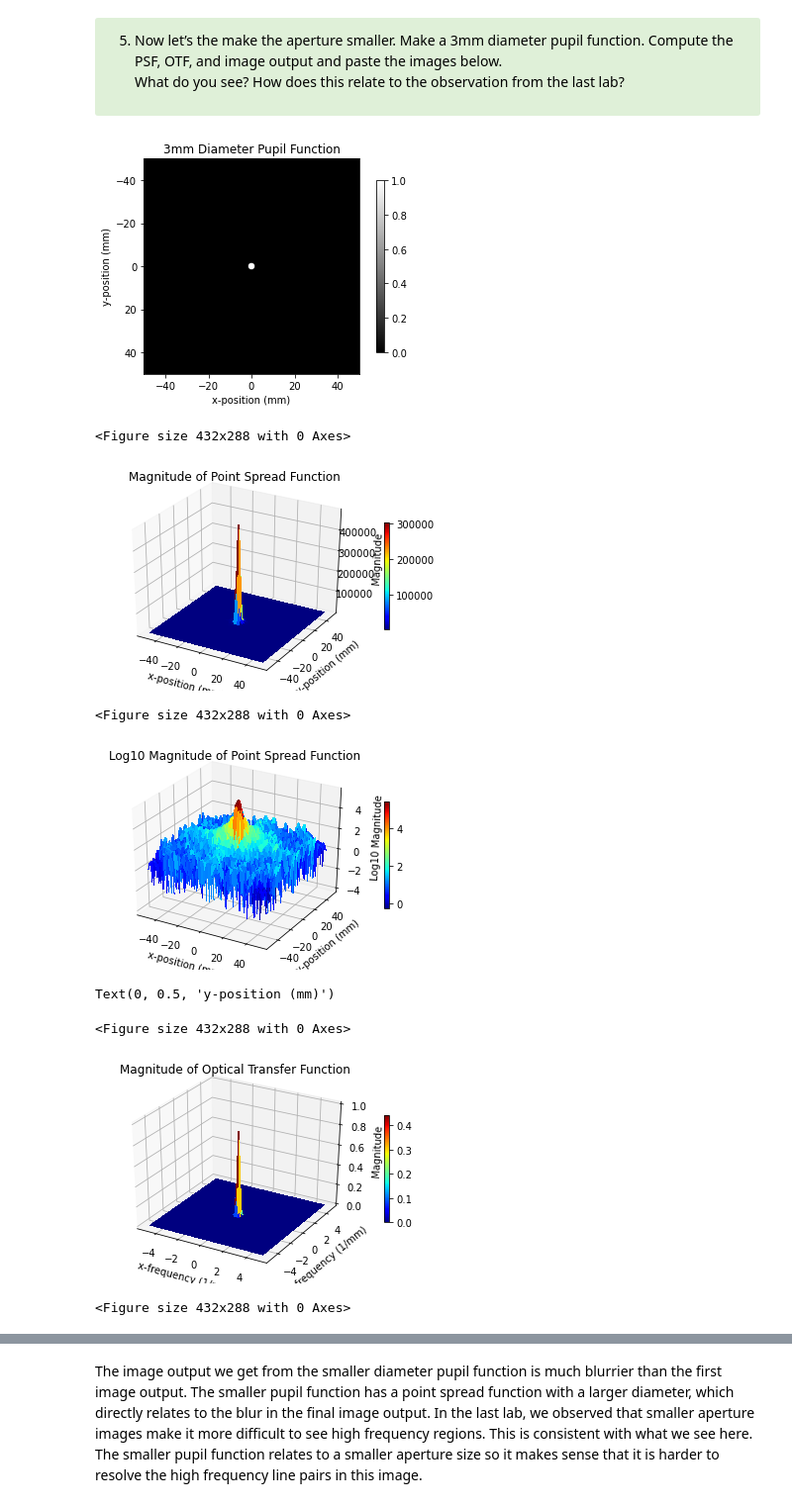
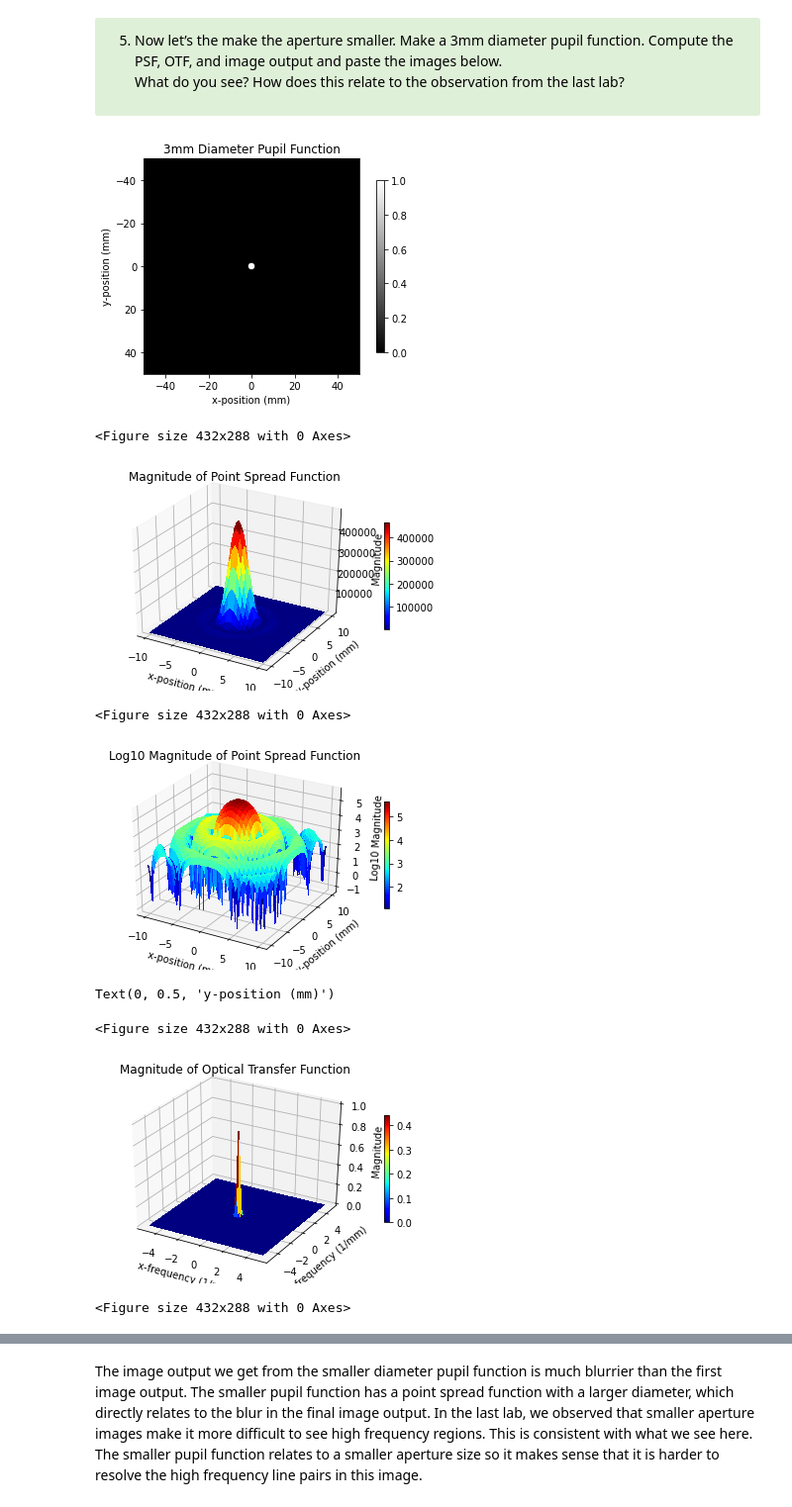
Before and after one commit to dishamishra/Labs_Imager, a Jupyter notebook: Lab3 Part1 (Biddie).ipynb, the cells around one changed output, grey strips where cells are left out. Shown at 99% size. Cells and saved outputs as stored; diff of their text form; code cells hidden in the pictures.

```diff
--- a/Lab3 Part1 (Biddie).ipynb
+++ b/Lab3 Part1 (Biddie).ipynb
@@ -503,7 +503,7 @@ plt.title("3mm Diameter Pupil Function")
 plt.figure()
 PSF = np.abs(fftshift(fft2(ifftshift(P)))) ** 2
 fig, ax = plt.subplots(subplot_kw={"projection": "3d"})
-surf = ax.plot_surface(X, Y, np.abs(PSF), cmap=cm.jet, linewidth=0, antialiased=False)
+surf = ax.plot_surface(X[400:601,400:601], Y[400:601,400:601], np.abs(PSF[400:601,400:601]), cmap=cm.jet, linewidth=0, antialiased=False)
 fig.colorbar(surf, shrink=0.5)
 ax.set_xlabel("x-position (mm)")
 ax.set_ylabel("y-position (mm)")
@@ -513,7 +513,7 @@ plt.show()
 
 plt.figure()
 fig, ax = plt.subplots(subplot_kw={"projection": "3d"})
-surf = ax.plot_surface(X, Y, np.log10(PSF), cmap=cm.jet, linewidth=0, antialiased=False)
+surf = ax.plot_surface(X[400:601,400:601], Y[400:601,400:601], np.log10(PSF[400:601,400:601]), cmap=cm.jet, linewidth=0, antialiased=False)
 fig.colorbar(surf, shrink=0.5)
 ax.set_xlabel("x-position (mm)")
 ax.set_ylabel("y-position (mm)")
@@ -529,35 +529,35 @@ OTF = OTF / OTF[500,500]
 surf = ax.plot_surface(U, V, np.abs(OTF), cmap=cm.jet, linewidth=0, antialiased=False)
 fig.colorbar(surf, shrink=0.5)
 ax.set_xlabel("x-frequency (1/mm)")
 ax.set_ylabel("y-frequency (1/mm)")
 ax.set_title("Magnitude of Optical Transfer Function")
 ax.set_zlabel("Magnitude")
 
 plt.figure()
 fig, ax = plt.subplots(subplot_kw={"projection": "3d"})
 surf = ax.plot_surface(U, V, np.log10(np.abs(OTF)), cmap=cm.jet, linewidth=0, antialiased=False)
 fig.colorbar(surf, shrink=0.5)
 ax.set_xlabel("x-frequency (1/mm)")
 ax.set_ylabel("y-frequency (1/mm)")
 ax.set_title("Log10 Magnitude of Optical Transfer Function")
 ax.set_zlabel("Log10 Magnitude")
 
 # Image Output
 plt.figure()
 FT_star = fftshift(fft2(ifftshift(star)))
 FT_output = FT_star * OTF
 img_out = ifftshift(ifft2(fftshift(FT_output)))
 x=plt.imshow(np.abs(img_out), cmap='gray',extent=[-lim,lim,lim,-lim])
 plt.colorbar(x,shrink=0.8)
 plt.title("Image Output")
 plt.xlabel("x-position (mm)")
 plt.ylabel("y-position (mm)")
 # %% [output]
 [figure]
 <Figure size 432x288 with 0 Axes>
-[figure, old version]
+[figure, new version]
 <Figure size 432x288 with 0 Axes>
-[figure, old version]
+[figure, new version]
 Text(0, 0.5, 'y-position (mm)')
 <Figure size 432x288 with 0 Axes>
 [figure]
```
Also changed, not shown: parts of 4 cells of this notebook.
